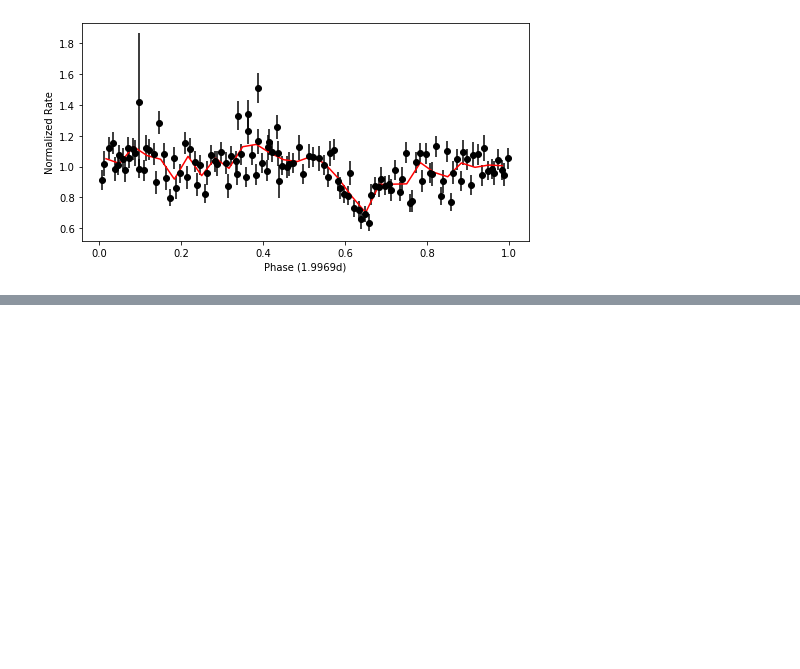
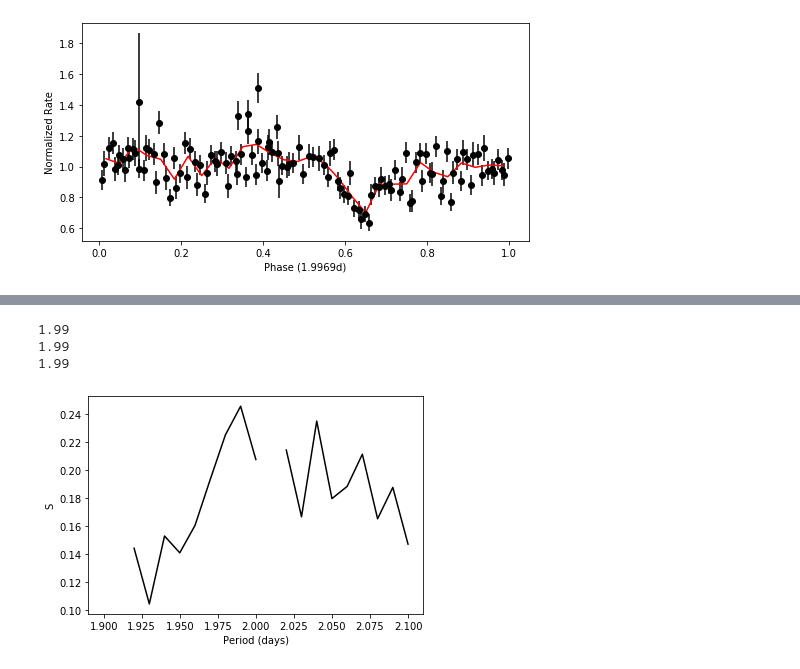
Before and after one commit to lenatreiber/LXP69.5, a Jupyter notebook: 2ULX7-Folding.ipynb, the cells around one changed output, grey strips where cells are left out. Cells and saved outputs as stored; diff of their text form; code cells hidden in the pictures; blank space fills up the shorter version.

```diff
--- a/2ULX7-Folding.ipynb
+++ b/2ULX7-Folding.ipynb
@@ -347,0 +380,13 @@ slist = ztest(fr,np.arange(1.9,2.1,.001),dbin=0.05,pbins=10)
+# %%
+#try out different phase binnings
+# fig,ax = plt.subplots(2,2)
+slists = []
+pbins = [10,15,20,25]
+for p in pbins:
+    slist = ztest(fr,np.arange(1.9,2.1,.01),dbin=0.1,pbins=p)
+    slists.append(slist)
+# %% [output]
+1.99
+1.99
+1.99
+[figure, added]
```
Also changed, not shown: parts of 7 cells of this notebook.
